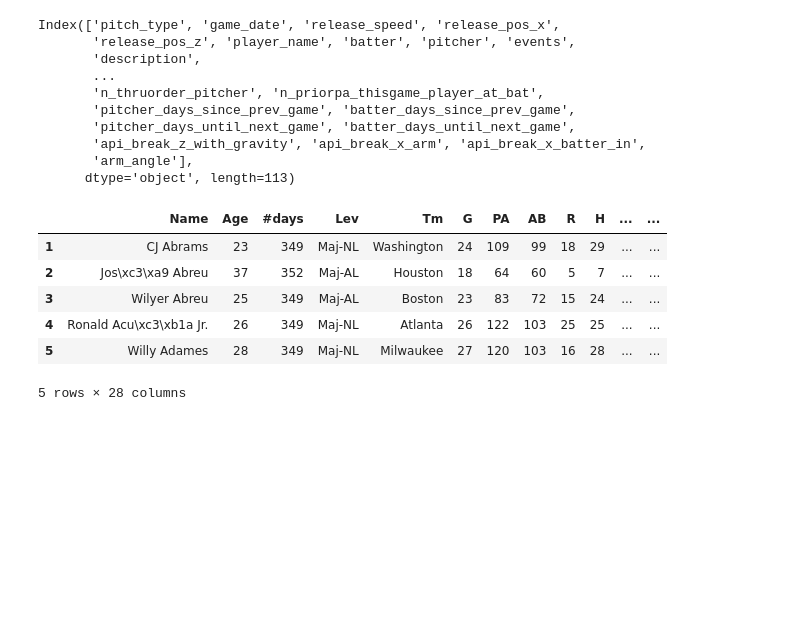
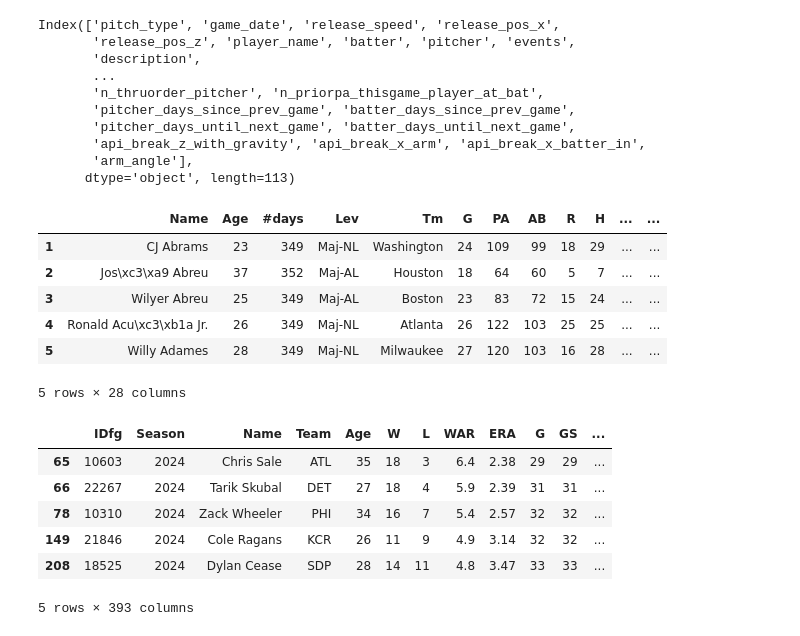
Before and after one commit to JSakuraa/mlb-hit-prediction, a Jupyter notebook: src/DATA_PROCESSING.ipynb, the cells around one changed output. Cells and saved outputs as stored; diff of their text form; code cells hidden in the pictures; blank space fills up the shorter version.

```diff
--- a/src/DATA_PROCESSING.ipynb
+++ b/src/DATA_PROCESSING.ipynb
@@ -101,3 +101,17 @@ df.head()
 | 4 | Ronald Acu\xc3\xb1a Jr. | 26 | 349 | Maj-NL | Atlanta | 26 | 122 | 103 | 25 | 25 | ... | ... |
 | 5 | Willy Adames | 28 | 349 | Maj-NL | Milwaukee | 27 | 120 | 103 | 16 | 28 | ... | ... |
 5 rows × 28 columns
+# %%
+from pybaseball import pitching_stats
+
+pitcher_2024 = pitching_stats(2024, qual=10)
+
+pitcher_2024.head()
+# %% [output]
+|  | IDfg | Season | Name | Team | Age | W | L | WAR | ERA | G | GS | ... |
+| 65 | 10603 | 2024 | Chris Sale | ATL | 35 | 18 | 3 | 6.4 | 2.38 | 29 | 29 | ... |
+| 66 | 22267 | 2024 | Tarik Skubal | DET | 27 | 18 | 4 | 5.9 | 2.39 | 31 | 31 | ... |
+| 78 | 10310 | 2024 | Zack Wheeler | PHI | 34 | 16 | 7 | 5.4 | 2.57 | 32 | 32 | ... |
+| 149 | 21846 | 2024 | Cole Ragans | KCR | 26 | 11 | 9 | 4.9 | 3.14 | 32 | 32 | ... |
+| 208 | 18525 | 2024 | Dylan Cease | SDP | 28 | 14 | 11 | 4.8 | 3.47 | 33 | 33 | ... |
+5 rows × 393 columns
```
Also changed, not shown: parts of 4 cells of this notebook, 3 other files.
